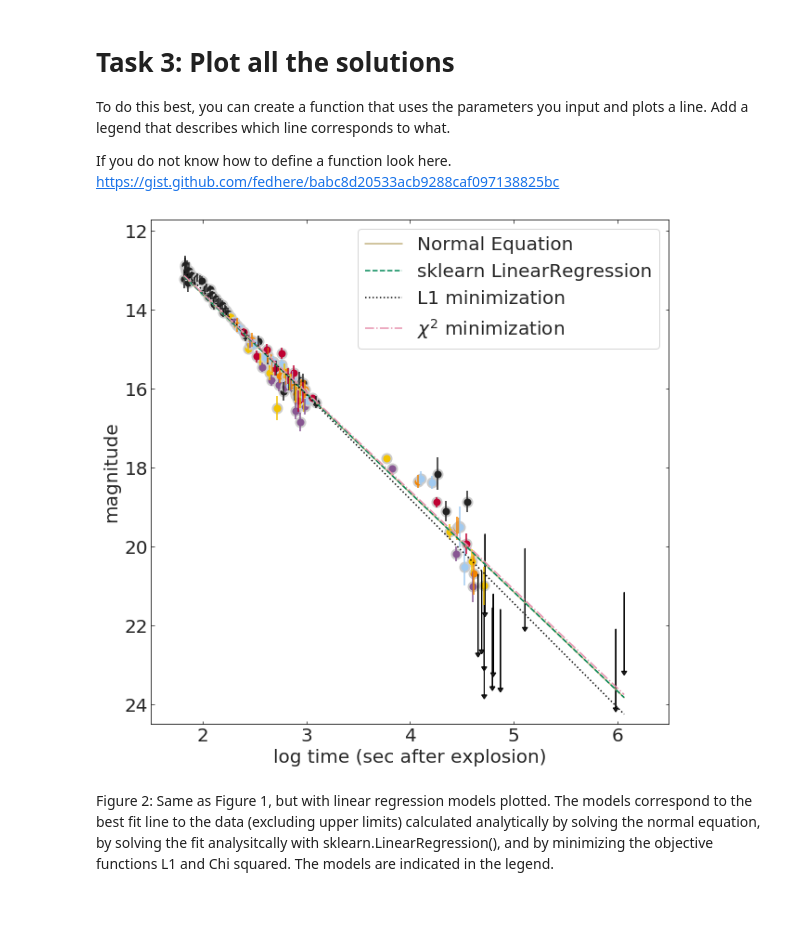
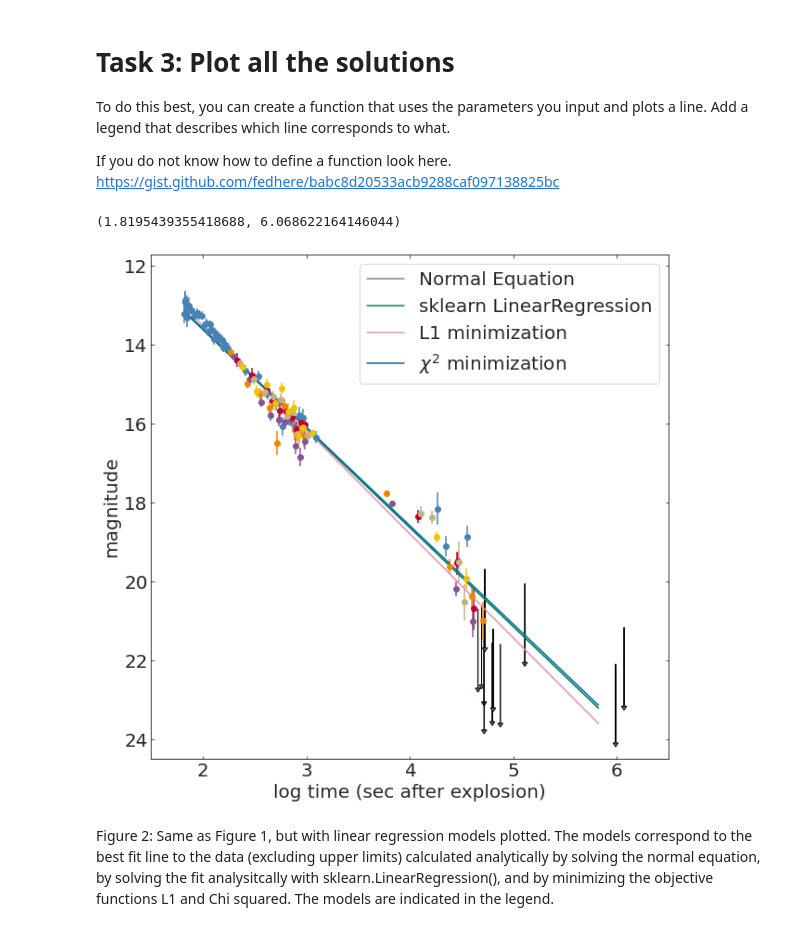
Before and after one commit to lifewinning/MLTSA22_IBurrington, a Jupyter notebook: HW1/FittingLineToGRBAfterglows_instructions.ipynb, the cells around one changed output. Cells and saved outputs as stored; diff of their text form; code cells hidden in the pictures.

```diff
--- a/HW1/FittingLineToGRBAfterglows_instructions.ipynb
+++ b/HW1/FittingLineToGRBAfterglows_instructions.ipynb
@@ -143,7 +145,8 @@ print("shape of the input array y", y.shape)
 shape of the input array X (108, 2)
 shape of the input array y (108,)
 # %%
-theta_best = np.linalg.inv(X.T.dot(X)).dot(......
+# apparently "Compute the (multiplicative) inverse of a matrix"--transposing the product of X array
+theta_best = np.linalg.inv(X.T.dot(X)).dot(X.T).dot(y)
 
 print ("best fit parameters from the Normal Equation: " +
        "intercept {:.2f}, slope {:.2f}".format(*theta_best))
@@ -209,13 +223,20 @@ best fit parameters from the minimization of L1: slope 2.64, intercept 8.23
 
 Since the data has uncertainty, choose the Pearson's $\chi^2$ (chi squared) function as your objective function. The $\chi^2$ is the distance between prediction and truth, divided by the uncertainty (sigma squares) see slides or see slides or https://en.wikipedia.org/wiki/Pearson%27s_chi-squared_test#:~:text=10%20References-,Definition,differs%20from%20a%20theoretical%20distribution.
 # %%
+
+# yep once again same question why is it just barely off?
+
 def chi2(args, x, y, s):
     a, b = args
-    return sum(... #see notes
+    return sum((y - line(x, b, a))**2 / s)
 
-s = # assign the uncertainties to s. Its the column names "magerr"
+s = grbAG_noupperlimits.magerr.values
+x = grbAG_noupperlimits.logtime.values
+y = grbAG_noupperlimits.mag.values
 
 initialGuess = (10, 1)
+
+#fitfunc(initialGuess, x, y)
 
 chi2Solution = minimize(chi2, initialGuess, args=(x, y, s))
 
@@ -243,43 +268,64 @@ best fit parameters from the minimization of the chi squared: slope 2.50, interc
 To do this best, you can create a function that uses the parameters you input and plots a line. Add a legend that describes which line corresponds to what.
 
 If you do not know how to define a function look here. https://gist.github.com/fedhere/babc8d20533acb9288caf097138825bc
+# %%
+def plotline(intercept, slope, plotname):
+    x = np.arange(1.5,6.5)
+    y = x*slope + intercept
+    ax.plot(x, y, label=plotname)
+# %%
+grbAG['logtime'].min(), grbAG['logtime'].max()
+# %% [output]
+(1.8195439355418688, 6.068622164146044)
 # %%
-def plotline(...):
-    ...
-    ax.plot(....
-
+def plotline(intercept, slope, plotname):
+    x = np.arange(grbAG['logtime'].min(), 6.8)
+    y = x*slope + intercept
+    ax.plot(x, y, label=plotname)
 
 ax = pl.figure(figsize=(10,10)).add_subplot(111)
 
 # plot the datapoints as above as errorbars
 # plot the upperlimits as arrows (see above)
 
 #plot the models
+for f in grbAG["filter"].unique():
+    mags = grbAG.loc[grbAG["filter"] == f, "mag"]
+    times = grbAG.loc[grbAG["filter"] == f, "logtime"]
+    err = grbAG.loc[grbAG["filter"] == f, "magerr"]
+    pl.errorbar(times, mags, yerr=err, fmt='o')
+
+# plot the upperlimits as arrows
+for i in grbAG[grbAG.upperlimit == 1].index:
+    pl.arrow(grbAG.loc[i].logtime,
+             grbAG.loc[i].magerr, 0, 2,
+            head_width=0.05, head_length=0.1, ec='k')
+
 
 #normal equation
-plotline(...
+plotline(theta_best[0], theta_best[1], "Normal Equation")
 
 #sklearn
-plotline(...
+plotline(lr.intercept_, lr.coef_[1], "sklearn LinearRegression")
 
 #minimize L1
-plotline(...
+plotline(l1Solution.x[1], l1Solution.x[0], "L1 minimization")
 
 #minimize chi2
-plotline(...
+plotline(chi2Solution.x[1], chi2Solution.x[0], "$\chi^{2}$ minimization")
 
-pl.ylim(...
+#pl.ylim(24,11.7)
 
 pl.legend()
 
 #with the LinearRegression object I can also do
 #pl.plot(grbAG.logtime, lr.predict(np.c_[np.ones((len(grbAG), 1)), grbAG.logtime]), 'k-')
 
 pl.ylim(24.5,11.7)
 pl.xlim(1.5, 6.5)
 pl.ylabel("magnitude", fontsize=20)
 pl.xlabel("log time (sec after explosion)", fontsize=20);
 # %% [output]
-[figure, old version]
+[figure, new version]
 # %% [markdown]
 Figure 2: Same as Figure 1, but with linear regression models plotted. The models correspond to the best fit line to the data (excluding upper limits) calculated analytically by solving the normal equation, by solving the fit analysitcally with sklearn.LinearRegression(), and by minimizing the objective functions L1 and Chi squared. The models are indicated in the legend.
```
Also changed, not shown: parts of 14 cells of this notebook.
